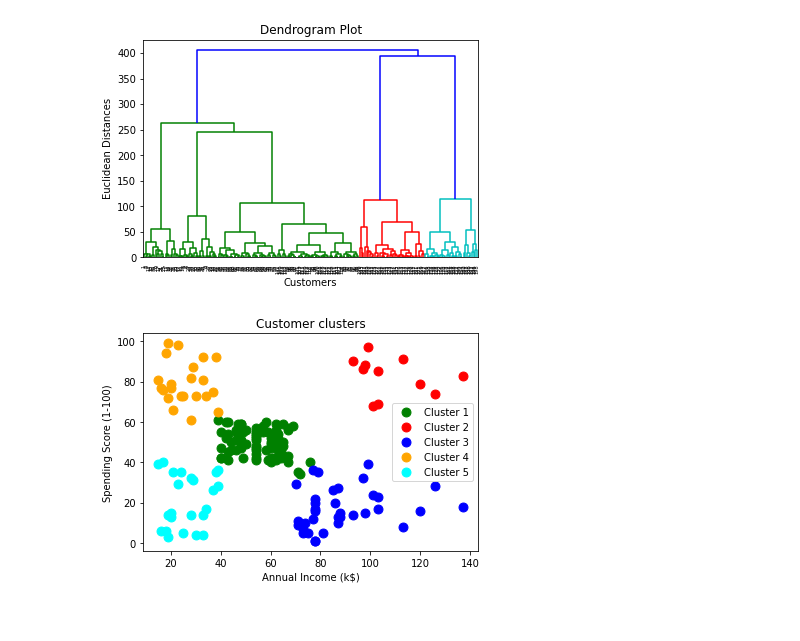
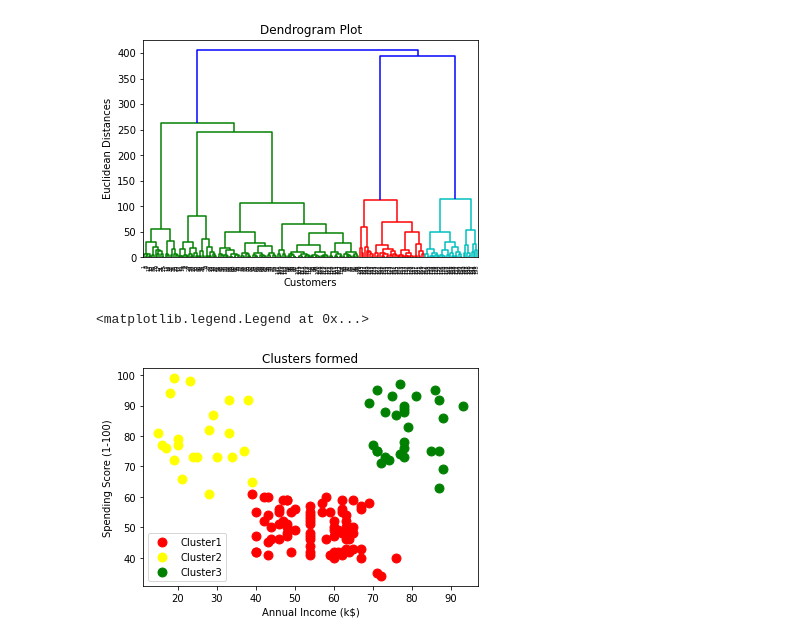
Before and after one commit to Sharvinp/College, a Jupyter notebook: K_Means_Clustering.ipynb, the cells around one changed output. Cells and saved outputs as stored; diff of their text form; code cells hidden in the pictures.

```diff
--- a/K_Means_Clustering.ipynb
+++ b/K_Means_Clustering.ipynb
@@ -142,16 +127,13 @@ mtp.show()
 # %% [output]
 [figure]
 # %%
-#Visualizing the clusters
-mtp.scatter(X[y_predict == 0,0], X[y_predict == 0,1], s = 80, c = 'green', label = 'Cluster 1')
-mtp.scatter(X[y_predict == 1,0], X[y_predict == 1,1], s = 80, c = 'red', label = 'Cluster 2')
-mtp.scatter(X[y_predict == 2,0], X[y_predict == 2,1], s = 80, c = 'blue', label = 'Cluster 3')
-mtp.scatter(X[y_predict == 3,0], X[y_predict == 3,1], s = 80, c = 'orange', label = 'Cluster 4')
-mtp.scatter(X[y_predict == 4,0], X[y_predict == 4,1], s = 80, c = 'cyan', label = 'Cluster 5')
-mtp.title('Customer clusters')
-mtp.xlabel('Annual Income (k$)')
-mtp.ylabel('Spending Score (1-100)')
+mtp.scatter(X[y_predict ==0,0], X[y_predict ==0,1], s=80, c="red",label="Cluster1")
+mtp.scatter(X[y_predict ==1,0],X[y_predict == 1,1],s=80, c="yellow",label="Cluster2")
+mtp.scatter(X[y_predict ==2,0],X[y_predict == 2,1],s=80, c="green",label="Cluster3")
+mtp.title("Clusters formed")
+mtp.xlabel("Annual Income (k$)")
+mtp.ylabel("Spending Score (1-100)")
 mtp.legend()
-mtp.show()
 # %% [output]
+<matplotlib.legend.Legend at 0x...>
-[figure, old version]
+[figure, new version]
```
Also changed, not shown: parts of 3 cells of this notebook.
